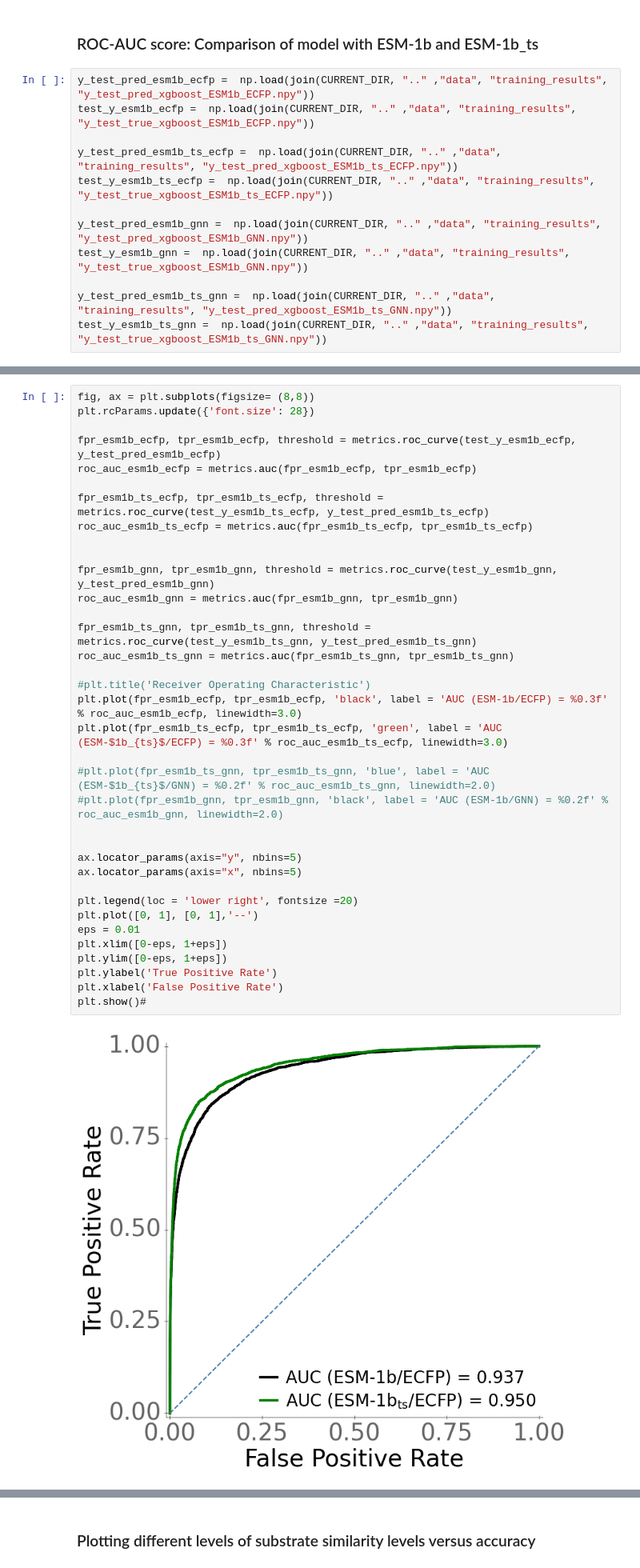
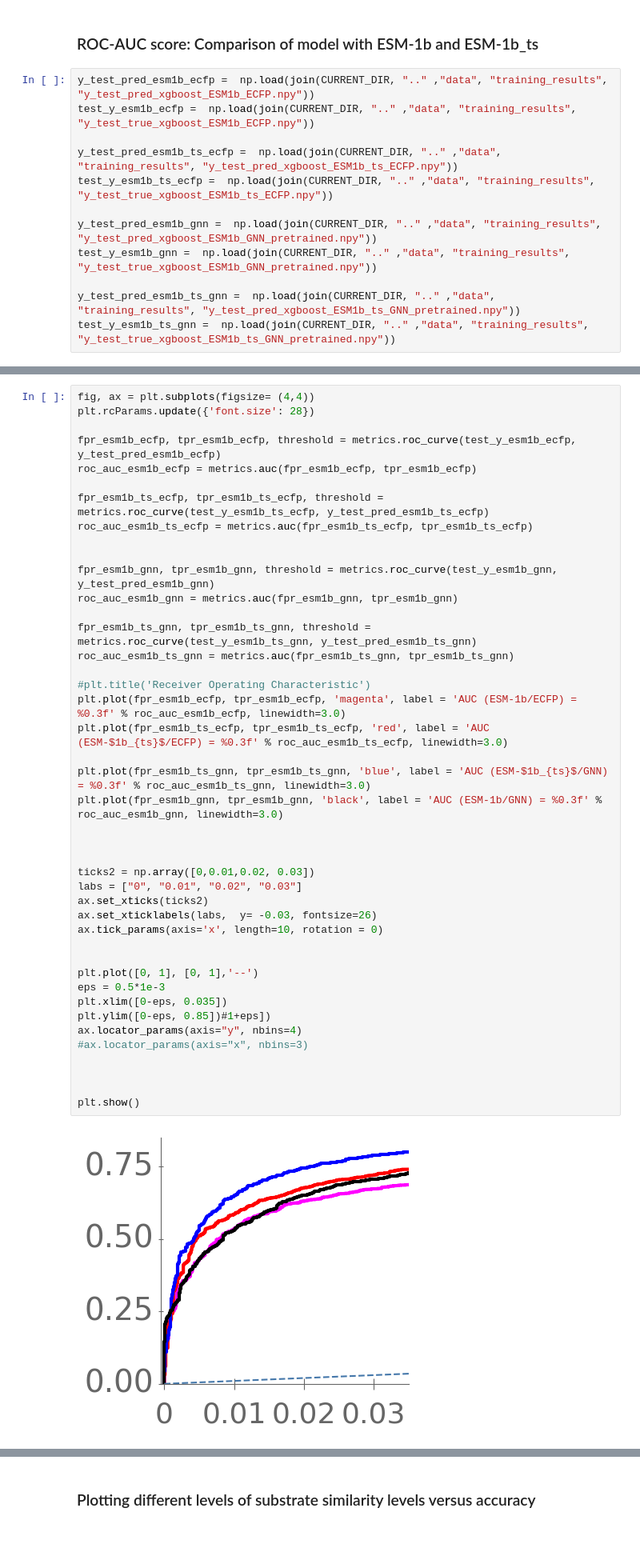
Before and after one commit to AlexanderKroll/ESP, a Jupyter notebook: notebooks_and_code/3 Plots and figures.ipynb, the cells around one changed output, grey strips where cells are left out. Shown at 80% size. Cells and saved outputs as stored; diff of their text form; blank space fills up the shorter version.

```diff
--- a/notebooks_and_code/3 Plots and figures.ipynb
+++ b/notebooks_and_code/3 Plots and figures.ipynb
@@ -28,11 +76,11 @@ test_y_esm1b_ecfp =  np.load(join(CURRENT_DIR, ".." ,"data", "training_results",
 y_test_pred_esm1b_ts_ecfp =  np.load(join(CURRENT_DIR, ".." ,"data", "training_results", "y_test_pred_xgboost_ESM1b_ts_ECFP.npy"))
 test_y_esm1b_ts_ecfp =  np.load(join(CURRENT_DIR, ".." ,"data", "training_results", "y_test_true_xgboost_ESM1b_ts_ECFP.npy"))
 
-y_test_pred_esm1b_gnn =  np.load(join(CURRENT_DIR, ".." ,"data", "training_results", "y_test_pred_xgboost_ESM1b_GNN.npy"))
-test_y_esm1b_gnn =  np.load(join(CURRENT_DIR, ".." ,"data", "training_results", "y_test_true_xgboost_ESM1b_GNN.npy"))
+y_test_pred_esm1b_gnn =  np.load(join(CURRENT_DIR, ".." ,"data", "training_results", "y_test_pred_xgboost_ESM1b_GNN_pretrained.npy"))
+test_y_esm1b_gnn =  np.load(join(CURRENT_DIR, ".." ,"data", "training_results", "y_test_true_xgboost_ESM1b_GNN_pretrained.npy"))
 
-y_test_pred_esm1b_ts_gnn =  np.load(join(CURRENT_DIR, ".." ,"data", "training_results", "y_test_pred_xgboost_ESM1b_ts_GNN.npy"))
-test_y_esm1b_ts_gnn =  np.load(join(CURRENT_DIR, ".." ,"data", "training_results", "y_test_true_xgboost_ESM1b_ts_GNN.npy"))
+y_test_pred_esm1b_ts_gnn =  np.load(join(CURRENT_DIR, ".." ,"data", "training_results", "y_test_pred_xgboost_ESM1b_ts_GNN_pretrained.npy"))
+test_y_esm1b_ts_gnn =  np.load(join(CURRENT_DIR, ".." ,"data", "training_results", "y_test_true_xgboost_ESM1b_ts_GNN_pretrained.npy"))
 # %%
 fig, ax = plt.subplots(figsize= (8,8))
 plt.rcParams.update({'font.size': 28})
@@ -74,38 +122,45 @@ plt.show()
 # %%
-fig, ax = plt.subplots(figsize= (8,8))
+fig, ax = plt.subplots(figsize= (4,4))
 plt.rcParams.update({'font.size': 28})
 
 fpr_esm1b_ecfp, tpr_esm1b_ecfp, threshold = metrics.roc_curve(test_y_esm1b_ecfp, y_test_pred_esm1b_ecfp)
 roc_auc_esm1b_ecfp = metrics.auc(fpr_esm1b_ecfp, tpr_esm1b_ecfp)
 
 fpr_esm1b_ts_ecfp, tpr_esm1b_ts_ecfp, threshold = metrics.roc_curve(test_y_esm1b_ts_ecfp, y_test_pred_esm1b_ts_ecfp)
 roc_auc_esm1b_ts_ecfp = metrics.auc(fpr_esm1b_ts_ecfp, tpr_esm1b_ts_ecfp)
 
 
 fpr_esm1b_gnn, tpr_esm1b_gnn, threshold = metrics.roc_curve(test_y_esm1b_gnn, y_test_pred_esm1b_gnn)
 roc_auc_esm1b_gnn = metrics.auc(fpr_esm1b_gnn, tpr_esm1b_gnn)
 
 fpr_esm1b_ts_gnn, tpr_esm1b_ts_gnn, threshold = metrics.roc_curve(test_y_esm1b_ts_gnn, y_test_pred_esm1b_ts_gnn)
 roc_auc_esm1b_ts_gnn = metrics.auc(fpr_esm1b_ts_gnn, tpr_esm1b_ts_gnn)
 
 #plt.title('Receiver Operating Characteristic')
-plt.plot(fpr_esm1b_ecfp, tpr_esm1b_ecfp, 'black', label = 'AUC (ESM-1b/ECFP) = %0.3f' % roc_auc_esm1b_ecfp, linewidth=3.0)
-plt.plot(fpr_esm1b_ts_ecfp, tpr_esm1b_ts_ecfp, 'green', label = 'AUC (ESM-$1b_{ts}$/ECFP) = %0.3f' % roc_auc_esm1b_ts_ecfp, linewidth=3.0)
+plt.plot(fpr_esm1b_ecfp, tpr_esm1b_ecfp, 'magenta', label = 'AUC (ESM-1b/ECFP) = %0.3f' % roc_auc_esm1b_ecfp, linewidth=3.0)
+plt.plot(fpr_esm1b_ts_ecfp, tpr_esm1b_ts_ecfp, 'red', label = 'AUC (ESM-$1b_{ts}$/ECFP) = %0.3f' % roc_auc_esm1b_ts_ecfp, linewidth=3.0)
 
-#plt.plot(fpr_esm1b_ts_gnn, tpr_esm1b_ts_gnn, 'blue', label = 'AUC (ESM-$1b_{ts}$/GNN) = %0.2f' % roc_auc_esm1b_ts_gnn, linewidth=2.0)
-#plt.plot(fpr_esm1b_gnn, tpr_esm1b_gnn, 'black', label = 'AUC (ESM-1b/GNN) = %0.2f' % roc_auc_esm1b_gnn, linewidth=2.0)
+plt.plot(fpr_esm1b_ts_gnn, tpr_esm1b_ts_gnn, 'blue', label = 'AUC (ESM-$1b_{ts}$/GNN) = %0.3f' % roc_auc_esm1b_ts_gnn, linewidth=3.0)
+plt.plot(fpr_esm1b_gnn, tpr_esm1b_gnn, 'black', label = 'AUC (ESM-1b/GNN) = %0.3f' % roc_auc_esm1b_gnn, linewidth=3.0)
 
 
-ax.locator_params(axis="y", nbins=5)
-ax.locator_params(axis="x", nbins=5)
 
-plt.legend(loc = 'lower right', fontsize =20)
+ticks2 = np.array([0,0.01,0.02, 0.03])
+labs = ["0", "0.01", "0.02", "0.03"]
+ax.set_xticks(ticks2)
+ax.set_xticklabels(labs,  y= -0.03, fontsize=26)
+ax.tick_params(axis='x', length=10, rotation = 0)
+
+
 plt.plot([0, 1], [0, 1],'--')
-eps = 0.01
-plt.xlim([0-eps, 1+eps])
-plt.ylim([0-eps, 1+eps])
-plt.ylabel('True Positive Rate')
-plt.xlabel('False Positive Rate')
-plt.show()#
+eps = 0.5*1e-3
+plt.xlim([0-eps, 0.035])
+plt.ylim([0-eps, 0.85])#1+eps])
+ax.locator_params(axis="y", nbins=4)
+#ax.locator_params(axis="x", nbins=3)
+
+
+
+plt.show()
 # %% [output]
-[figure, old version]
+[figure, new version]
```
Also changed, not shown: parts of 43 cells of this notebook, 6 other files.
